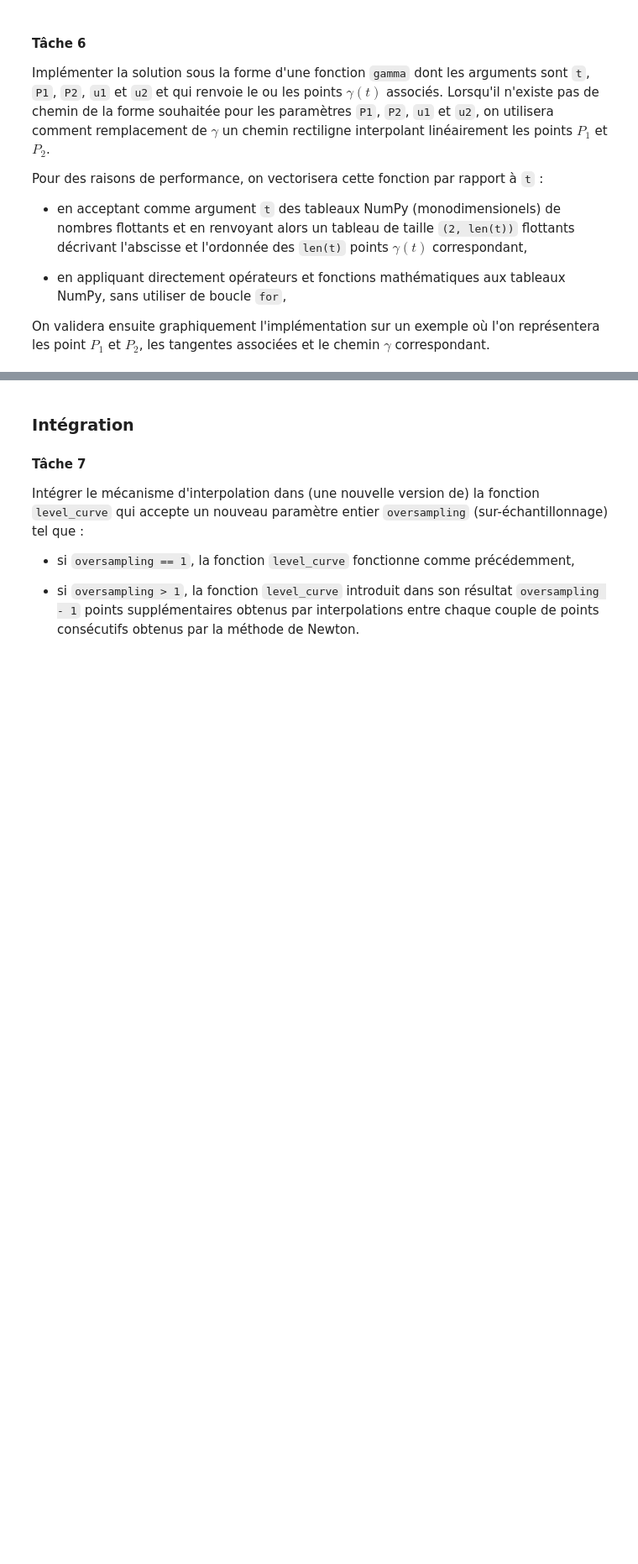
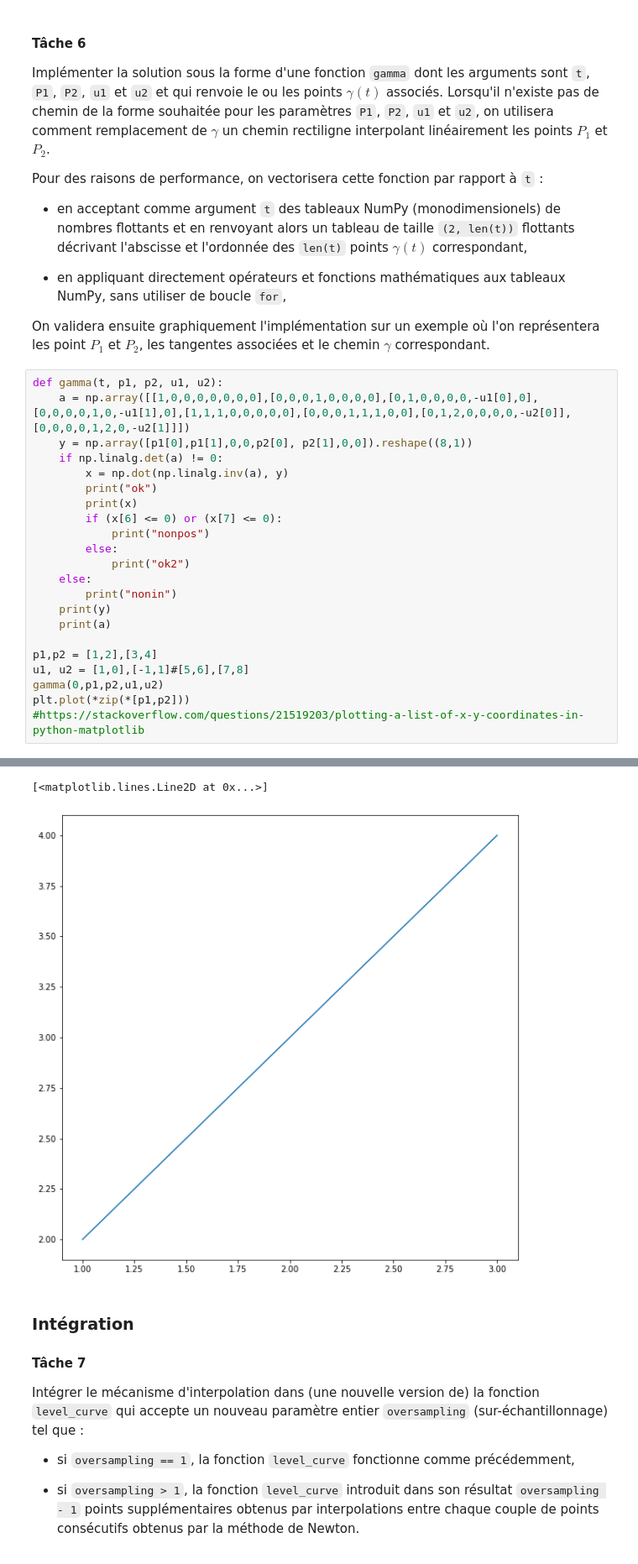
Before and after one commit to florian6973/courbes-de-niveau, a Jupyter notebook: Courbes de niveau - Enoncé.ipynb, the cells around one changed output, grey strips where cells are left out. Shown at 84% size. Drawn from its saved outputs; the diff is of its cells as text; blank space fills up the shorter version.

```diff
--- a/Courbes de niveau - Enoncé.ipynb
+++ b/Courbes de niveau - Enoncé.ipynb
@@ -492,3 +495,26 @@ Pour des raisons de performance, on vectorisera cette fonction par rapport à `t
   - en appliquant directement opérateurs et fonctions mathématiques aux tableaux NumPy, sans utiliser de boucle `for`,
 
 On validera ensuite graphiquement l'implémentation sur un exemple où l'on représentera les point $P_1$ et $P_2$, les tangentes associées et le chemin $\gamma$ correspondant.
+# %%
+def gamma(t, p1, p2, u1, u2):
+    a = np.array([[1,0,0,0,0,0,0,0],[0,0,0,1,0,0,0,0],[0,1,0,0,0,0,-u1[0],0],[0,0,0,0,1,0,-u1[1],0],[1,1,1,0,0,0,0,0],[0,0,0,1,1,1,0,0],[0,1,2,0,0,0,0,-u2[0]],[0,0,0,0,1,2,0,-u2[1]]])
+    y = np.array([p1[0],p1[1],0,0,p2[0], p2[1],0,0]).reshape((8,1))
+    if np.linalg.det(a) != 0:
+        x = np.dot(np.linalg.inv(a), y)
+        print("ok")
+        print(x)
+        if (x[6] <= 0) or (x[7] <= 0):
+            print("nonpos")
+        else:
+            print("ok2")
+    else:
+        print("nonin")
+    print(y)
+    print(a)
+
+p1,p2 = [1,2],[3,4]
+u1, u2 = [1,0],[-1,1]#[5,6],[7,8]
+gamma(0,p1,p2,u1,u2)
+plt.plot(*zip(*[p1,p2]))
+#https://stackoverflow.com/questions/21519203/plotting-a-list-of-x-y-coordinates-in-python-matplotlib
+# %% [output]
@@ -495,3 +538,5 @@ On validera ensuite graphiquement l'implémentation sur un exemple où l'on repr
+[<matplotlib.lines.Line2D at 0x...>]
+[figure, added]
 # %% [markdown]
 ### Intégration
 
```
Also changed, not shown: parts of 2 cells of this notebook.
